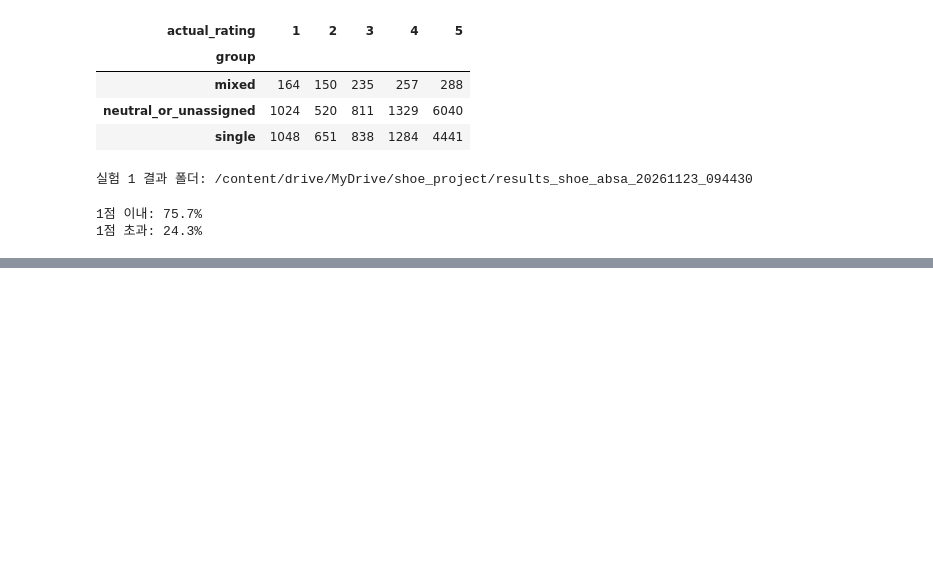
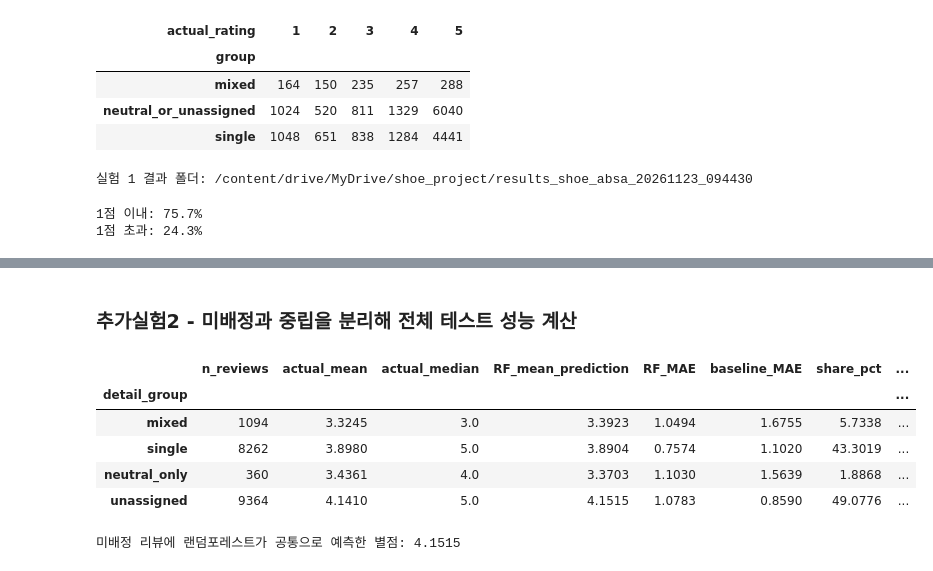
Before and after one commit to yujiniachoi/unstructured-data-analysis-Product-rating-prediction, a Jupyter notebook: experiment1_additional123.ipynb, the cells around one changed output, grey strips where cells are left out. Saved outputs shown, nothing was run; the diff lists cells and outputs as text; code cells hidden in the pictures; blank space fills up the shorter version.

```diff
--- a/자연어.ipynb
+++ b/experiment1_additional123.ipynb
@@ -351,0 +518,48 @@ print(f"1점 초과: {(error > 1).mean():.1%}")
+# %% [markdown]
+### 추가실험2 - 미배정과 중립을 분리해 전체 테스트 성능 계산
+# %%
+audit_test = pd.DataFrame({
+    "detail_group": detail_group,
+    "actual_rating": y_test_run,
+    "RF_prediction": pred["Random forest"],
+})
+
+audit_test["RF_abs_error"] = (
+    audit_test["actual_rating"] - audit_test["RF_prediction"]
+).abs()
+audit_test["median_abs_error"] = (
+    audit_test["actual_rating"] - pred["Train median"]
+).abs()
+
+group_summary = (
+    audit_test.groupby("detail_group")
+    .agg(
+        n_reviews=("actual_rating", "size"),
+        actual_mean=("actual_rating", "mean"),
+        actual_median=("actual_rating", "median"),
+        RF_mean_prediction=("RF_prediction", "mean"),
+        RF_MAE=("RF_abs_error", "mean"),
+        baseline_MAE=("median_abs_error", "mean"),
+    )
+    .reindex(["mixed", "single", "neutral_only", "unassigned"])
+)
+group_summary["share_pct"] = 100 * group_summary["n_reviews"] / len(audit_test)
+group_summary["RF_gain"] = group_summary["baseline_MAE"] - group_summary["RF_MAE"]
+
+group_summary.to_csv(ANALYSIS_DIR / "03_test_group_summary.csv")
+display(group_summary.round(4))
+
+unassigned_predictions = audit_test.loc[
+    detail_group.eq("unassigned"), "RF_prediction"
+]
+assert unassigned_predictions.nunique() == 1
+print("미배정 리뷰에 랜덤포레스트가 공통으로 예측한 별점:",
+      round(unassigned_predictions.iloc[0], 4))
+# %% [output]
+|  | n_reviews | actual_mean | actual_median | RF_mean_prediction | RF_MAE | baseline_MAE | share_pct | ... |
+| detail_group |  |  |  |  |  |  |  | ... |
+| mixed | 1094 | 3.3245 | 3.0 | 3.3923 | 1.0494 | 1.6755 | 5.7338 | ... |
+| single | 8262 | 3.8980 | 5.0 | 3.8904 | 0.7574 | 1.1020 | 43.3019 | ... |
+| neutral_only | 360 | 3.4361 | 4.0 | 3.3703 | 1.1030 | 1.5639 | 1.8868 | ... |
+| unassigned | 9364 | 4.1410 | 5.0 | 4.1515 | 1.0783 | 0.8590 | 49.0776 | ... |
+미배정 리뷰에 랜덤포레스트가 공통으로 예측한 별점: 4.1515
```
Also changed, not shown: parts of 13 cells of this notebook, 12 other files.
